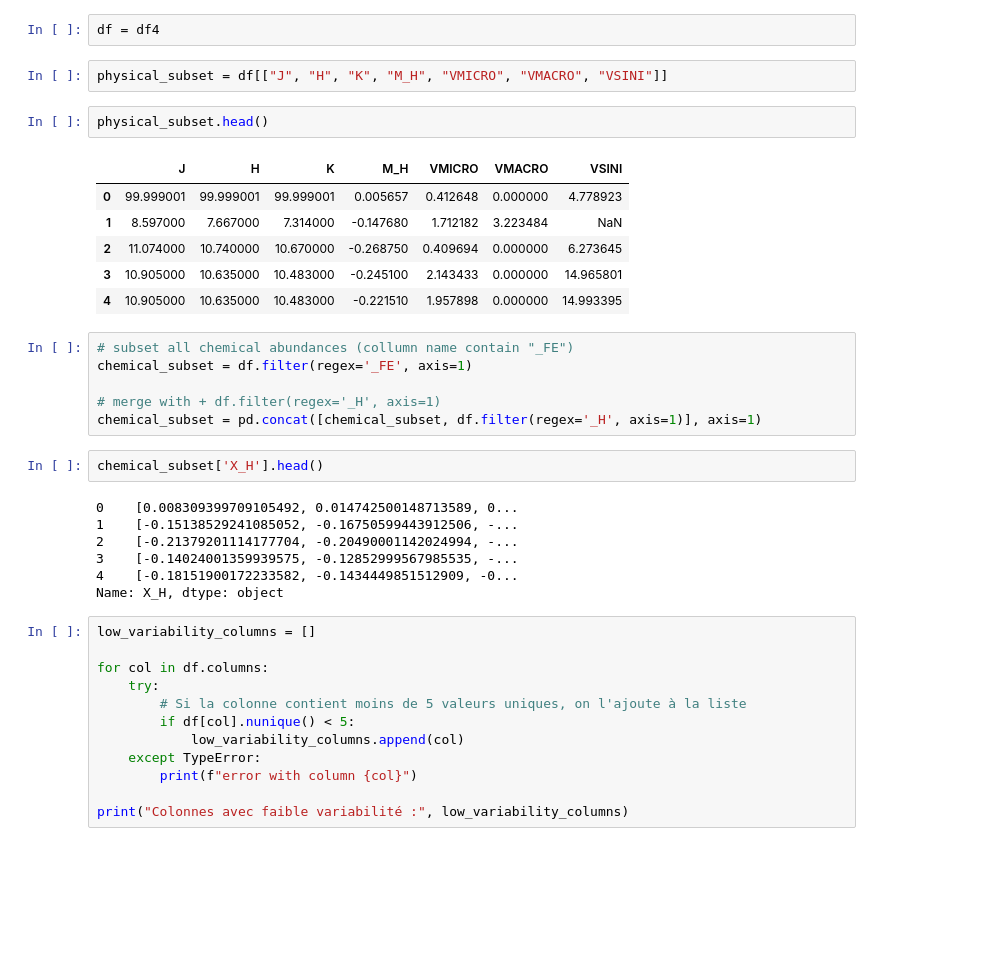
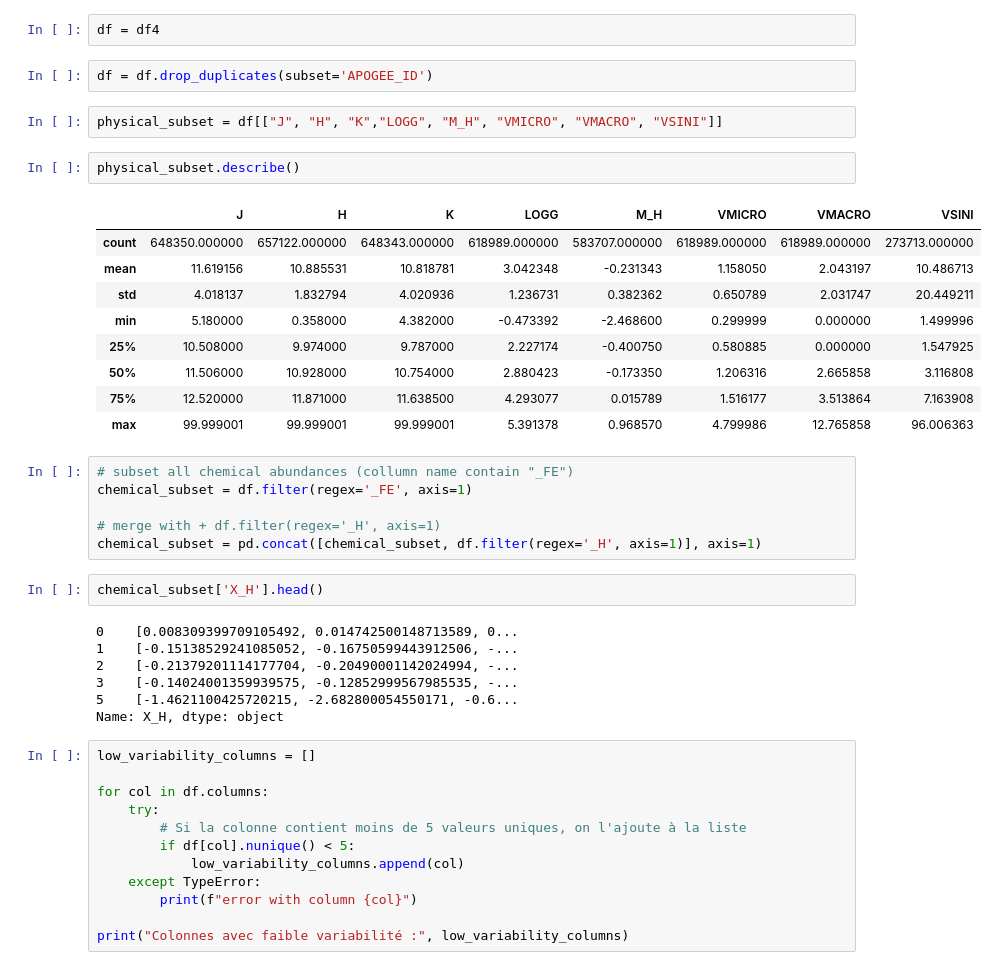
Before and after one commit to astrodeepnet/students-project-2024, a Jupyter notebook: Stats_Chemicals.ipynb, the cells around one changed output. Cells and saved outputs as stored; diff of their text form; blank space fills up the shorter version.

```diff
--- a/Stats_Chemicals.ipynb
+++ b/Stats_Chemicals.ipynb
@@ -12,17 +12,22 @@ hdu1_data = hdulist[1].data
 df4 = pd.DataFrame(hdu1_data.tolist(), columns=hdu1_data.names)
 # %%
 df = df4
+# %%
+df = df.drop_duplicates(subset='APOGEE_ID')
 # %%
-physical_subset = df[["J", "H", "K", "M_H", "VMICRO", "VMACRO", "VSINI"]]
+physical_subset = df[["J", "H", "K","LOGG", "M_H", "VMICRO", "VMACRO", "VSINI"]]
 # %%
-physical_subset.head()
+physical_subset.describe()
 # %% [output]
-|  | J | H | K | M_H | VMICRO | VMACRO | VSINI |
-| 0 | 99.999001 | 99.999001 | 99.999001 | 0.005657 | 0.412648 | 0.000000 | 4.778923 |
-| 1 | 8.597000 | 7.667000 | 7.314000 | -0.147680 | 1.712182 | 3.223484 | NaN |
-| 2 | 11.074000 | 10.740000 | 10.670000 | -0.268750 | 0.409694 | 0.000000 | 6.273645 |
-| 3 | 10.905000 | 10.635000 | 10.483000 | -0.245100 | 2.143433 | 0.000000 | 14.965801 |
-| 4 | 10.905000 | 10.635000 | 10.483000 | -0.221510 | 1.957898 | 0.000000 | 14.993395 |
+|  | J | H | K | LOGG | M_H | VMICRO | VMACRO | VSINI |
+| count | 648350.000000 | 657122.000000 | 648343.000000 | 618989.000000 | 583707.000000 | 618989.000000 | 618989.000000 | 273713.000000 |
+| mean | 11.619156 | 10.885531 | 10.818781 | 3.042348 | -0.231343 | 1.158050 | 2.043197 | 10.486713 |
+| std | 4.018137 | 1.832794 | 4.020936 | 1.236731 | 0.382362 | 0.650789 | 2.031747 | 20.449211 |
+| min | 5.180000 | 0.358000 | 4.382000 | -0.473392 | -2.468600 | 0.299999 | 0.000000 | 1.499996 |
+| 25% | 10.508000 | 9.974000 | 9.787000 | 2.227174 | -0.400750 | 0.580885 | 0.000000 | 1.547925 |
+| 50% | 11.506000 | 10.928000 | 10.754000 | 2.880423 | -0.173350 | 1.206316 | 2.665858 | 3.116808 |
+| 75% | 12.520000 | 11.871000 | 11.638500 | 4.293077 | 0.015789 | 1.516177 | 3.513864 | 7.163908 |
+| max | 99.999001 | 99.999001 | 99.999001 | 5.391378 | 0.968570 | 4.799986 | 12.765858 | 96.006363 |
 # %%
 # subset all chemical abundances (collumn name contain "_FE")
 chemical_subset = df.filter(regex='_FE', axis=1)
@@ -36,7 +41,7 @@ chemical_subset['X_H'].head()
 1    [-0.15138529241085052, -0.16750599443912506, -...
 2    [-0.21379201114177704, -0.20490001142024994, -...
 3    [-0.14024001359939575, -0.12852999567985535, -...
-4    [-0.18151900172233582, -0.1434449851512909, -0...
+5    [-1.4621100425720215, -2.682800054550171, -0.6...
 Name: X_H, dtype: object
 # %%
 low_variability_columns = []
```
Also changed, not shown: parts of 20 cells of this notebook.
